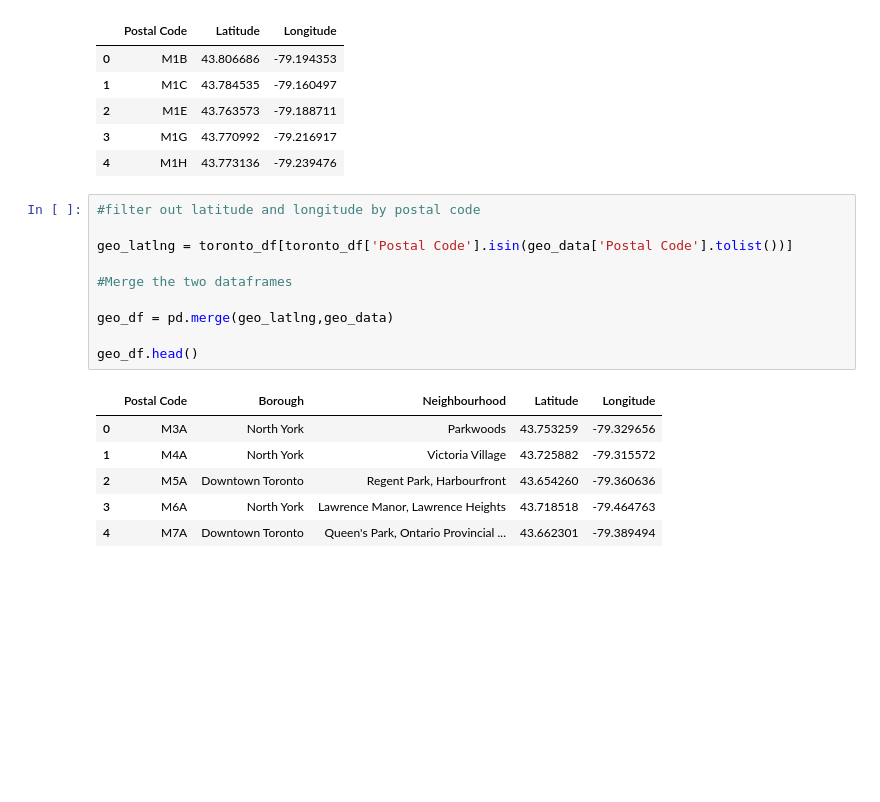
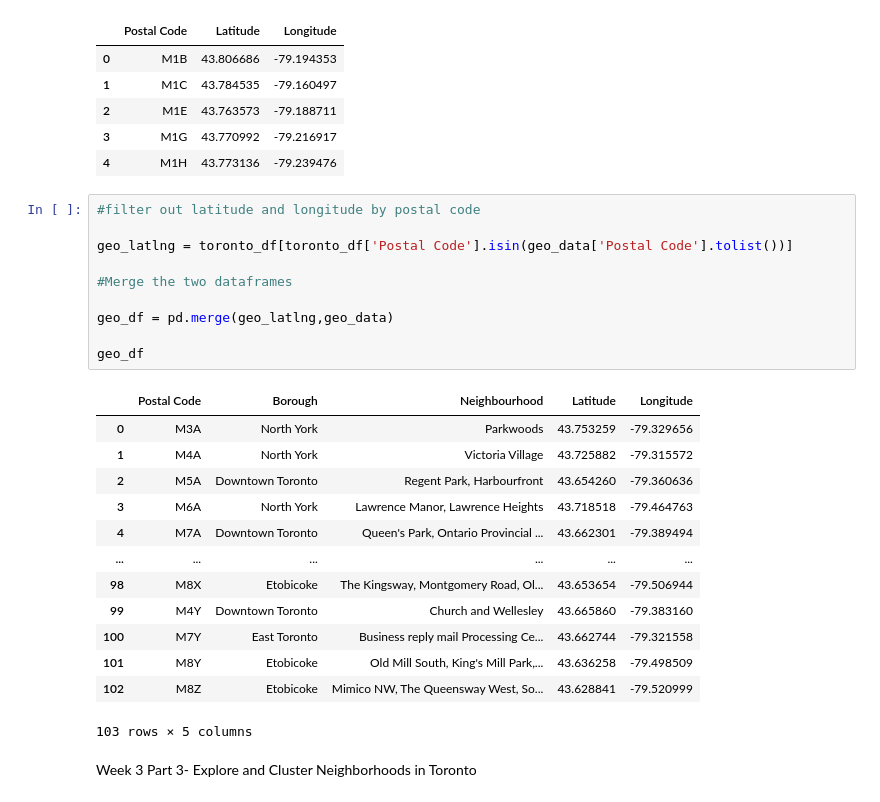
Before and after one commit to nanjohn111/Coursera_Capstone, a Jupyter notebook: Capstone project Week 3.ipynb, the cells around one changed output. Cells and saved outputs as stored; diff of their text form; blank space fills up the shorter version.

```diff
--- a/Capstone project Week 3.ipynb
+++ b/Capstone project Week 3.ipynb
@@ -62,17 +66,26 @@ geo_data.head()
 # %%
 #filter out latitude and longitude by postal code
 
 geo_latlng = toronto_df[toronto_df['Postal Code'].isin(geo_data['Postal Code'].tolist())]
 
 #Merge the two dataframes
 
 geo_df = pd.merge(geo_latlng,geo_data)
 
-geo_df.head()
+geo_df
 # %% [output]
 |  | Postal Code | Borough | Neighbourhood | Latitude | Longitude |
 | 0 | M3A | North York | Parkwoods | 43.753259 | -79.329656 |
 | 1 | M4A | North York | Victoria Village | 43.725882 | -79.315572 |
 | 2 | M5A | Downtown Toronto | Regent Park, Harbourfront | 43.654260 | -79.360636 |
 | 3 | M6A | North York | Lawrence Manor, Lawrence Heights | 43.718518 | -79.464763 |
 | 4 | M7A | Downtown Toronto | Queen's Park, Ontario Provincial ... | 43.662301 | -79.389494 |
+| ... | ... | ... | ... | ... | ... |
+| 98 | M8X | Etobicoke | The Kingsway, Montgomery Road, Ol... | 43.653654 | -79.506944 |
+| 99 | M4Y | Downtown Toronto | Church and Wellesley | 43.665860 | -79.383160 |
+| 100 | M7Y | East Toronto | Business reply mail Processing Ce... | 43.662744 | -79.321558 |
+| 101 | M8Y | Etobicoke | Old Mill South, King's Mill Park,... | 43.636258 | -79.498509 |
+| 102 | M8Z | Etobicoke | Mimico NW, The Queensway West, So... | 43.628841 | -79.520999 |
+103 rows × 5 columns
+# %% [markdown]
+Week 3 Part 3- Explore and Cluster Neighborhoods in Toronto
```
Also changed, not shown: parts of 46 cells of this notebook.
